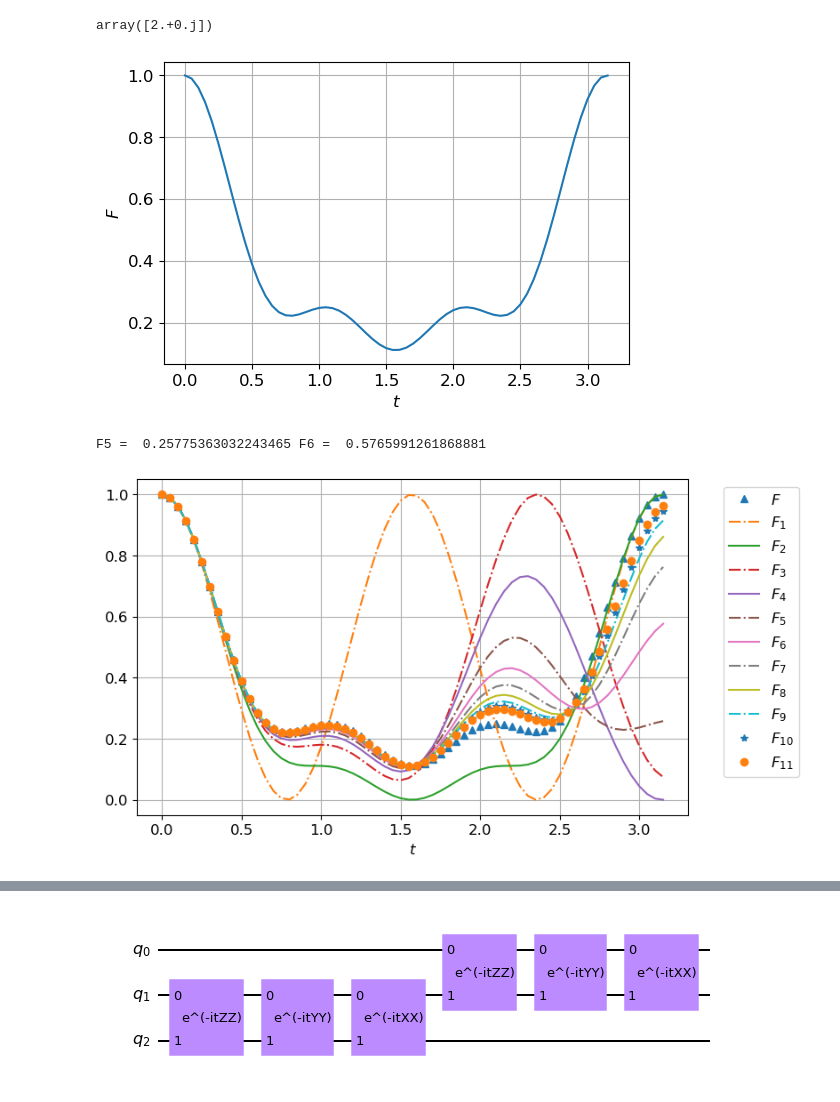
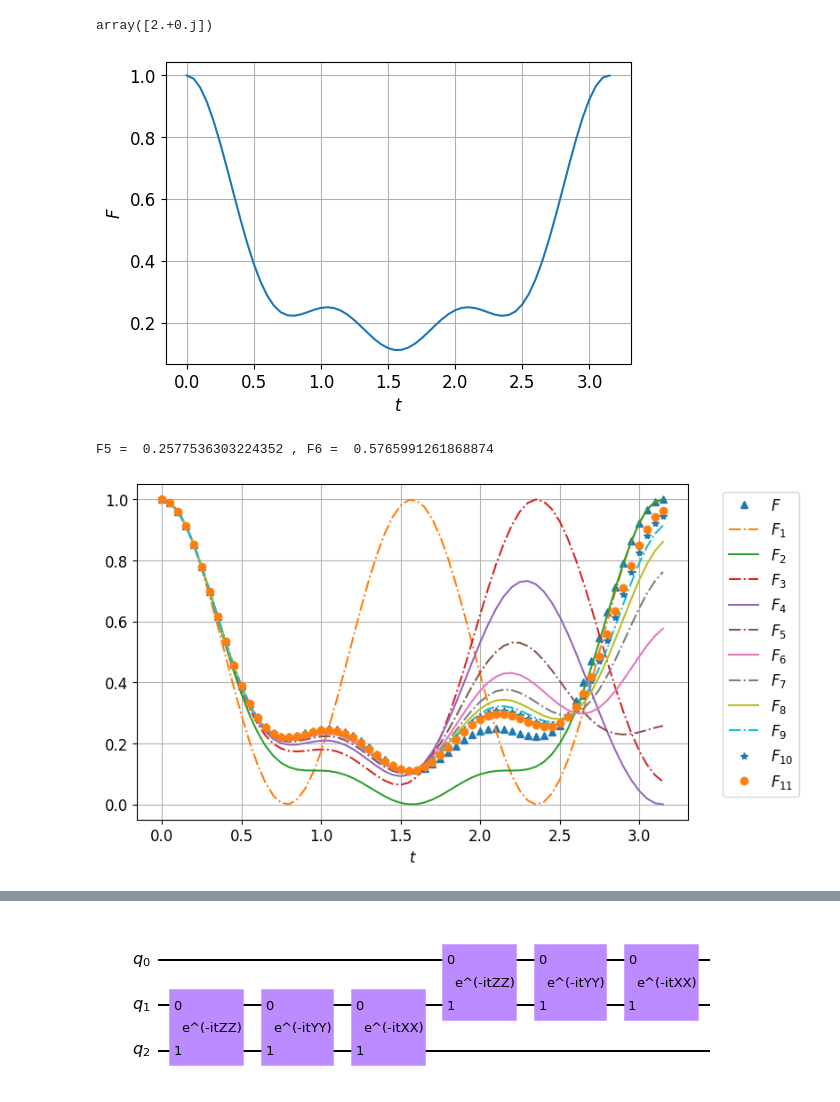
Before and after one commit to abbarreto/qiskit, a Jupyter notebook: 19_trotter.ipynb, the cells around one changed output, grey strips where cells are left out. Cells and saved outputs as stored; diff of their text form; code cells hidden in the pictures.

```diff
--- a/19_trotter.ipynb
+++ b/19_trotter.ipynb
@@ -258,7 +263,7 @@ array([[1., 0., 0., 0., 0., 0., 0., 0.],
        [0., 0., 0., 0., 0., 0., 0., 1.]])
 # %%
 def ip_num(a, b):
-    d = a.shape[0]; ip = 0
+    d = len(a); ip = 0
     for j in range(0, d):
         ip += np.conj(a[j])*b[j]
     return ip
@@ -268,14 +273,14 @@ array([2.+0.j])
 # %%
 ket0 = np.array([[1],[0]]); ket1 = np.array([[0],[1]]); #ket0, ket1
 dt = 0.05; t = np.arange(0, math.pi+dt, dt); d = len(t); F = np.zeros(d);  psit = np.zeros(d, dtype = complex)
-psi0 = np.zeros(d, dtype = complex); psi0 = np.kron(ket1, np.kron(ket1, ket0)); #psi0
+psi0_ = np.zeros(d, dtype = complex); psi0_ = np.kron(ket1, np.kron(ket1, ket0)); #psi0
 for j in range(0, d):
-    U = UHxxx_num(t[j]); psit = np.dot(U, psi0)
-    ip = ip_num(psi0, psit); F[j] = np.abs(ip)**2
+    U = UHxxx_num(t[j]); psit = np.dot(U, psi0_)
+    ip = ip_num(psi0_, psit); F[j] = np.abs(ip)**2
 plt.figure(figsize = (6,4), dpi = 100)
 plt.plot(t, F); plt.xlabel(r'$t$'); plt.ylabel(r'$F$'); plt.grid(); plt.show()
 # %% [output]
-[figure, old version]
+[figure, new version]
 # %%
 H2 = np.kron(X, X) + np.kron(Y, Y) + np.kron(Z, Z)
 def UHxxx12_num(t):
@@ -286,50 +291,53 @@ def UHxxx23_num(t):
     return scipy.linalg.expm(-1j*t*H)
 # %%
 dt = 0.05; t = np.arange(0, math.pi+dt, dt); d = len(t)
+#F = np.zeros(d);
 F1 = np.zeros(d); F2 = np.zeros(d); F3 = np.zeros(d); F4 = np.zeros(d); F5 = np.zeros(d)
 F6 = np.zeros(d); F7 = np.zeros(d); F8 = np.zeros(d); F9 = np.zeros(d); F10 = np.zeros(d); F11 = np.zeros(d)
-psi0 = np.zeros(d, dtype = complex); psi0 = np.kron(ket1, np.kron(ket1, ket0))
+#psi0_ = np.zeros(d, dtype = complex);
+psi0_ = np.kron(ket1, np.kron(ket1, ket0))
 for j in range(0, d):
     U12 = UHxxx12_num(t[j]); U23 = UHxxx23_num(t[j])
-    B = np.dot(U12, U23); U1 = np.linalg.matrix_power(B, 1); psit1 = np.dot(U1, psi0)
-    ip = ip_num(psi0, psit1); F1[j] = np.abs(ip)**2
+    B = np.dot(U12, U23); U1 = np.linalg.matrix_power(B, 1); psit1 = np.dot(U1, psi0_)
+    ip = ip_num(psi0_, psit1); F1[j] = np.abs(ip)**2
     U12 = UHxxx12_num(t[j]/2); U23 = UHxxx23_num(t[j]/2)
-    B = np.dot(U12, U23); U2 = np.linalg.matrix_power(B, 2); psit2 = np.dot(U2, psi0)
-    ip = ip_num(psi0, psit2); F2[j] = np.abs(ip)**2
+    B = np.dot(U12, U23); U2 = np.linalg.matrix_power(B, 2); psit2 = np.dot(U2, psi0_)
+    ip = ip_num(psi0_, psit2); F2[j] = np.abs(ip)**2
     U12 = UHxxx12_num(t[j]/3); U23 = UHxxx23_num(t[j]/3)
-    B = np.dot(U12, U23); U3 = np.linalg.matrix_power(B, 3); psit3 = np.dot(U3, psi0)
-    ip = ip_num(psi0, psit3); F3[j] = np.abs(ip)**2
+    B = np.dot(U12, U23); U3 = np.linalg.matrix_power(B, 3); psit3 = np.dot(U3, psi0_)
+    ip = ip_num(psi0_, psit3); F3[j] = np.abs(ip)**2
     U12 = UHxxx12_num(t[j]/4); U23 = UHxxx23_num(t[j]/4)
-    B = np.dot(U12, U23); U4 = np.linalg.matrix_power(B, 4); psit4 = np.dot(U4, psi0)
-    ip = ip_num(psi0, psit4); F4[j] = np.abs(ip)**2
+    B = np.dot(U12, U23); U4 = np.linalg.matrix_power(B, 4); psit4 = np.dot(U4, psi0_)
+    ip = ip_num(psi0_, psit4); F4[j] = np.abs(ip)**2
     U12 = UHxxx12_num(t[j]/5); U23 = UHxxx23_num(t[j]/5)
-    B = np.dot(U12, U23); U5 = np.linalg.matrix_power(B, 5); psit5 = np.dot(U5, psi0)
-    ip = ip_num(psi0, psit5); F5[j] = np.abs(ip)**2
+    B = np.dot(U12, U23); U5 = np.linalg.matrix_power(B, 5); psit5 = np.dot(U5, psi0_)
+    ip = ip_num(psi0_, psit5); F5[j] = np.abs(ip)**2
     U12 = UHxxx12_num(t[j]/6); U23 = UHxxx23_num(t[j]/6)
-    B = np.dot(U12, U23); U6 = np.linalg.matrix_power(B, 6); psit6 = np.dot(U6, psi0)
-    ip = ip_num(psi0, psit6); F6[j] = np.abs(ip)**2
+    B = np.dot(U12, U23); U6 = np.linalg.matrix_power(B, 6); psit6 = np.dot(U6, psi0_)
+    ip = ip_num(psi0_, psit6); F6[j] = np.abs(ip)**2
     U12 = UHxxx12_num(t[j]/7); U23 = UHxxx23_num(t[j]/7)
-    B = np.dot(U12, U23); U7 = np.linalg.matrix_power(B, 7); psit7 = np.dot(U7, psi0)
-    ip = ip_num(psi0, psit7); F7[j] = np.abs(ip)**2
+    B = np.dot(U12, U23); U7 = np.linalg.matrix_power(B, 7); psit7 = np.dot(U7, psi0_)
+    ip = ip_num(psi0_, psit7); F7[j] = np.abs(ip)**2
     U12 = UHxxx12_num(t[j]/8); U23 = UHxxx23_num(t[j]/8)
-    B = np.dot(U12, U23); U8 = np.linalg.matrix_power(B, 8); psit8 = np.dot(U8, psi0)
-    ip = ip_num(psi0, psit8); F8[j] = np.abs(ip)**2
+    B = np.dot(U12, U23); U8 = np.linalg.matrix_power(B, 8); psit8 = np.dot(U8, psi0_)
+    ip = ip_num(psi0_, psit8); F8[j] = np.abs(ip)**2
     U12 = UHxxx12_num(t[j]/9); U23 = UHxxx23_num(t[j]/9)
-    B = np.dot(U12, U23); U9 = np.linalg.matrix_power(B, 9); psit9 = np.dot(U9, psi0)
-    ip = ip_num(psi0, psit9); F9[j] = np.abs(ip)**2
+    B = np.dot(U12, U23); U9 = np.linalg.matrix_power(B, 9); psit9 = np.dot(U9, psi0_)
+    ip = ip_num(psi0_, psit9); F9[j] = np.abs(ip)**2
     U12 = UHxxx12_num(t[j]/10); U23 = UHxxx23_num(t[j]/10)
-    B = np.dot(U12, U23); U10 = np.linalg.matrix_power(B, 10); psit10 = np.dot(U10, psi0)
-    ip = ip_num(psi0, psit10); F10[j] = np.abs(ip)**2
+    B = np.dot(U12, U23); U10 = np.linalg.matrix_power(B, 10); psit10 = np.dot(U10, psi0_)
+    ip = ip_num(psi0_, psit10); F10[j] = np.abs(ip)**2
     U12 = UHxxx12_num(t[j]/11); U23 = UHxxx23_num(t[j]/11)
-    B = np.dot(U12, U23); U11 = np.linalg.matrix_power(B, 11); psit11 = np.dot(U11, psi0)
-    ip = ip_num(psi0, psit11); F11[j] = np.abs(ip)**2
+    B = np.dot(U12, U23); U11 = np.linalg.matrix_power(B, 11); psit11 = np.dot(U11, psi0_)
+    ip = ip_num(psi0_, psit11); F11[j] = np.abs(ip)**2
     if j == d-1:
-        print('F5 = ', F5[j], 'F6 = ', F6[j])
+        print('F5 = ', F5[j], ', F6 = ', F6[j])
 # %% [output]
-F5 =  0.25775363032243465 F6 =  0.5765991261868881
+F5 =  0.2577536303224352 , F6 =  0.5765991261868874
 # %%
 plt.figure(figsize = (8,5), dpi = 100)
-plt.plot(t, F, '^', label = r'$F$'); plt.plot(t, F1, '-.', label = r'$F_{1}$')
+plt.plot(t, F, '^', label = r'$F$');
+plt.plot(t, F1, '-.', label = r'$F_{1}$')
 plt.plot(t, F2, '', label = r'$F_{2}$'); plt.plot(t, F3, '-.', label = r'$F_{3}$')
 plt.plot(t, F4, '', label = r'$F_{4}$'); plt.plot(t, F5, '-.', label = r'$F_{5}$')
 plt.plot(t, F6, '', label = r'$F_{6}$'); plt.plot(t, F7, '-.', label = r'$F_{7}$')
@@ -338,7 +346,7 @@ plt.plot(t, F10, '*', label = r'$F_{10}$'); plt.plot(t, F11, 'o', label = r'$F_{
 plt.xlabel(r'$t$'); plt.legend(bbox_to_anchor=(1.05, 1.0), loc='upper left')
 plt.grid(); plt.show()
 # %% [output]
-[figure, old version]
+[figure, new version]
 # %% [markdown]
 Vemos que, de forma análoga à teoria de perturbação da MQ, na Trotterização não há obrigatoriamente uma melhora na aproximação conforme adicionamos um passo de Trotter. Vemos que para o tempo que nos interessa aqui,
 $$t=\pi,$$
```
Also changed, not shown: parts of 38 cells of this notebook, 4 other files.
